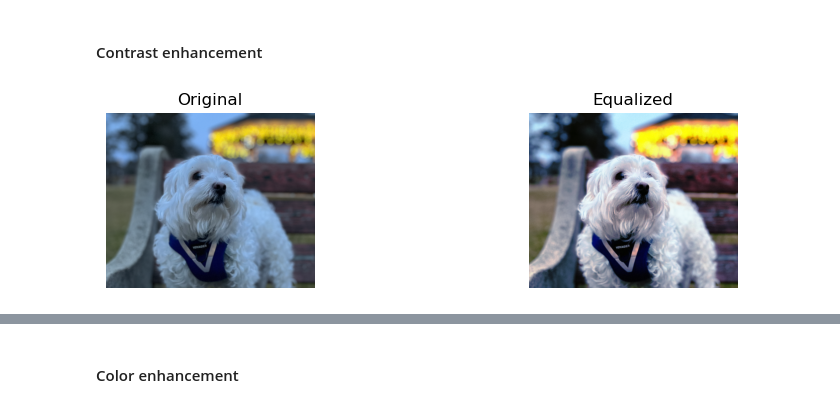
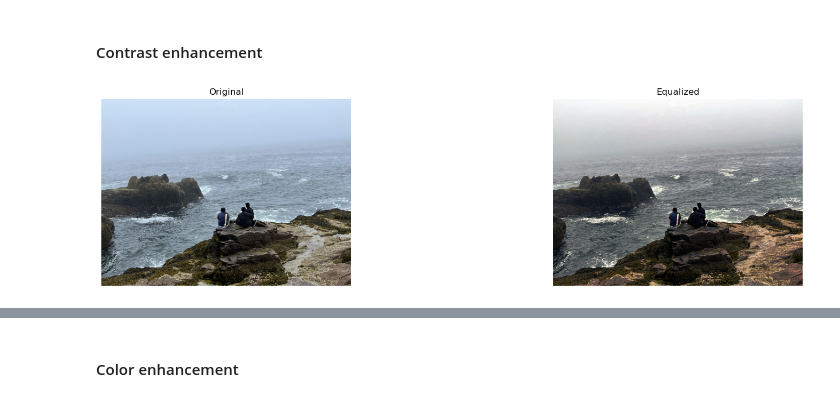
Before and after one commit to DylanBaut/Computational-Photography, a Jupyter notebook: hybrid/Project_1.ipynb, the cells around one changed output, grey strips where cells are left out. Drawn from its saved outputs; the diff is of its cells as text; code cells hidden in the pictures.

```diff
--- a/hybrid/Project_1.ipynb
+++ b/hybrid/Project_1.ipynb
@@ -166,7 +164,7 @@ def enhance_contrast(image_base, gray_scale=True):
         image_eq = cv2.merge((r_image_eq, g_image_eq, b_image_eq))
         cmap_val = None
 
-    fig = plt.figure(figsize=(10, 5))
+    fig = plt.figure(figsize=(20, 10))
     ax1 = fig.add_subplot(2, 2, 1)
     ax1.axis("off")
     ax1.title.set_text('Original')
@@ -178,7 +176,7 @@ def enhance_contrast(image_base, gray_scale=True):
     plt.savefig('results/contrast1')
     return image_eq
 # %%
-contrast_file = './Jaxpart.png'
+contrast_file = './ocean.jpeg'
 image_eq = enhance_contrast(contrast_file, False)
 # %% [output]
-[figure, old version]
+[figure, new version]
```
Also changed, not shown: parts of 9 cells of this notebook.
